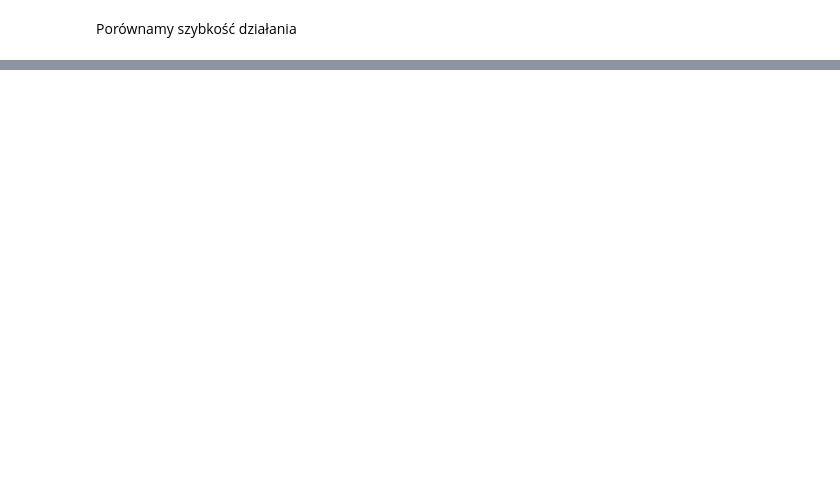
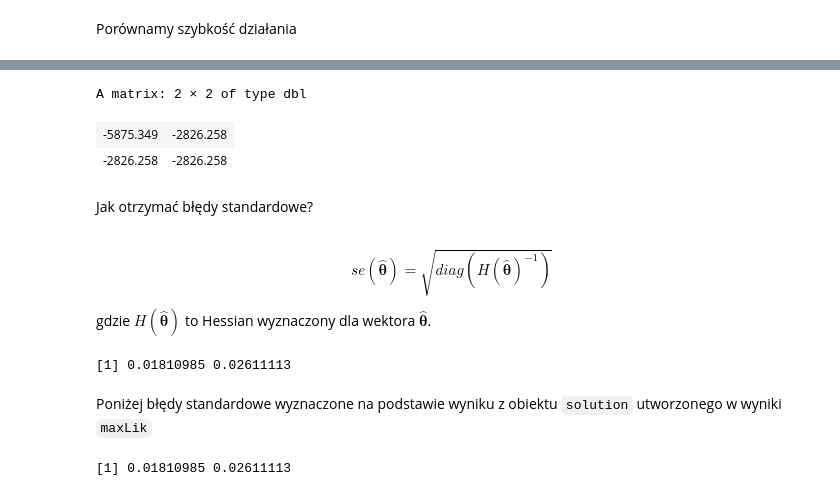
Before and after one commit to DepartmentOfStatisticsPUE/bi-2021, a Jupyter notebook: materials/3_mle_optimization.ipynb, the cells around one changed output, grey strips where cells are left out. Saved outputs shown, nothing was run; the diff lists cells and outputs as text; code cells hidden in the pictures; blank space fills up the shorter version.

```diff
--- a/materials/3_mle_optimization.ipynb
+++ b/materials/3_mle_optimization.ipynb
@@ -386,0 +431,3 @@ A data.frame: 3 × 8
+# %%
+solve_root <- rootSolve::multiroot(ll_grad, start = c(1,1), z = z, X = X)
+solve_root
@@ -386,0 +446,25 @@ A data.frame: 3 × 8
+# %%
+solve_grad <- rootSolve::gradient(ll_grad, solve_root$root, z = z, X = X)
+solve_grad
+# %% [output]
+A matrix: 2 × 2 of type dbl
+| -5875.349 | -2826.258 |
+| -2826.258 | -2826.258 |
+# %% [markdown]
+Jak otrzymać błędy standardowe?
+# %% [markdown]
+$$
+se(\hat{\mathbf{\theta}}) = \sqrt{diag(H(\hat{\mathbf{\theta}})^{-1})}
+$$
+
+gdzie $H(\hat{\mathbf{\theta}})$ to Hessian wyznaczony dla wektora $\hat{\mathbf{\theta}}$.
+# %%
+sqrt(abs(diag(solve(solve_grad))))
+# %% [output]
+[1] 0.01810985 0.02611113
+# %% [markdown]
+Poniżej błędy standardowe wyznaczone na podstawie wyniku z obiektu `solution` utworzonego w wyniki `maxLik`
+# %%
+sqrt(diag(vcov(solution)))
+# %% [output]
+[1] 0.01810985 0.02611113
```
Also changed, not shown: parts of 21 cells of this notebook.
